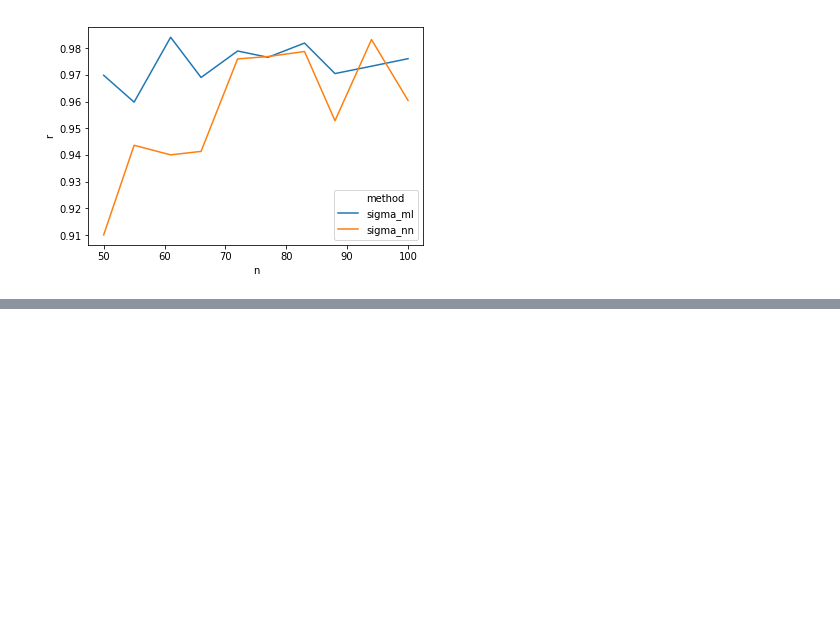
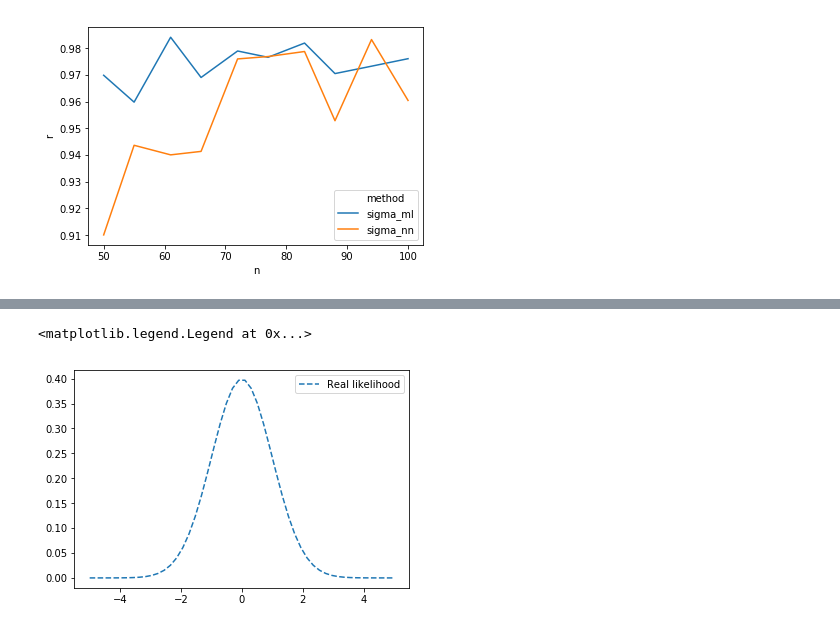
Before and after one commit to simonpeterhans/ep-param-est, a Jupyter notebook: notebooks/nn-norm.ipynb, the cells around one changed output, grey strips where cells are left out. Drawn from its saved outputs; the diff is of its cells as text; code cells hidden in the pictures; blank space fills up the shorter version.

```diff
--- a/notebooks/nn-norm.ipynb
+++ b/notebooks/nn-norm.ipynb
@@ -172,7 +172,7 @@ for i, ix in enumerate(np.linspace(0, len(predictions), 16, dtype=int, endpoint=
 [figure]
 # %%
 def log_likelihood(model, theta, x_grid, x):
-    if np.abs(theta[0]) > MAX_MU or theta[1] < MIN_SD or theta[1] > MAX_SD: # TODO Adjust this accordingly.
+    if np.abs(theta[0]) > 3 or theta[1] < 0.5 or theta[1] > 3: # TODO Adjust this accordingly.
         return -1e9
 
     theta = np.atleast_2d(theta)
@@ -266,3 +266,7 @@ sns.lineplot('n', 'r', 'method', data=tmp1.reset_index())
 # %% [output]
 <matplotlib.axes._subplots.AxesSubplot at 0x...>
 [figure]
+# %%
+from keras import backend as K
+
+m = load_model('/home/simon/Desktop/output/gs500-20190528235518/model.h5', custom_objects={"backend": K})
@@ -268,0 +280,12 @@ sns.lineplot('n', 'r', 'method', data=tmp1.reset_index())
+# %%
+theta = np.array([0, 1]) # Mean 0, SD 1.
+test_grid = np.linspace(-10, 10, 481)
+samples = np.linspace(-5, 5)
+ll = log_likelihood(m, theta, test_grid, samples)
+
+#plt.plot(samples, np.exp(ll), label='Estimated using NN')
+plt.plot(samples, ss.norm(theta[0], theta[1]).pdf(samples), ls='--', label='Real likelihood')
+plt.legend()
+# %% [output]
+<matplotlib.legend.Legend at 0x...>
+[figure, added]
```
Also changed, not shown: parts of 1 cell of this notebook.
